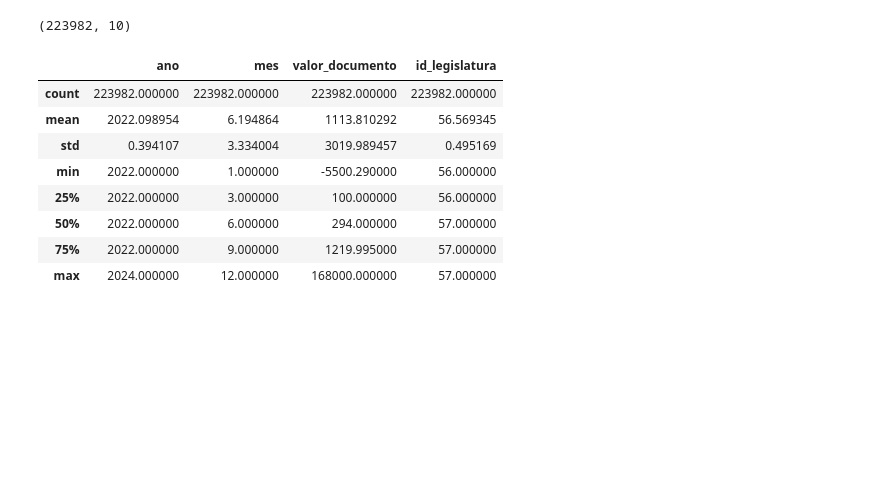
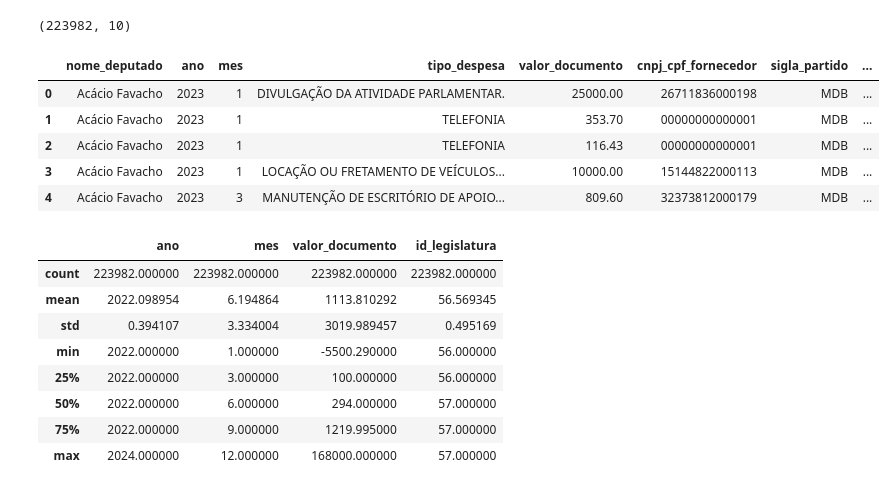
Before and after one commit to lucassiro/pi, a Jupyter notebook: notebooks/machine_learning.ipynb, the cells around one changed output. Drawn from its saved outputs; the diff is of its cells as text; code cells hidden in the pictures; blank space fills up the shorter version.

```diff
--- a/notebooks/machine_learning.ipynb
+++ b/notebooks/machine_learning.ipynb
@@ -62,6 +62,15 @@ df = get_table()
 df.shape
 # %% [output]
 (223982, 10)
+# %%
+df.head()
+# %% [output]
+|  | nome_deputado | ano | mes | tipo_despesa | valor_documento | cnpj_cpf_fornecedor | sigla_partido | ... |
+| 0 | Acácio Favacho | 2023 | 1 | DIVULGAÇÃO DA ATIVIDADE PARLAMENTAR. | 25000.00 | 26711836000198 | MDB | ... |
+| 1 | Acácio Favacho | 2023 | 1 | TELEFONIA | 353.70 | 00000000000001 | MDB | ... |
+| 2 | Acácio Favacho | 2023 | 1 | TELEFONIA | 116.43 | 00000000000001 | MDB | ... |
+| 3 | Acácio Favacho | 2023 | 1 | LOCAÇÃO OU FRETAMENTO DE VEÍCULOS... | 10000.00 | 15144822000113 | MDB | ... |
+| 4 | Acácio Favacho | 2023 | 3 | MANUTENÇÃO DE ESCRITÓRIO DE APOIO... | 809.60 | 32373812000179 | MDB | ... |
 # %%
 df.describe()
 # %% [output]
```
Also changed, not shown: parts of 2 cells of this notebook.
